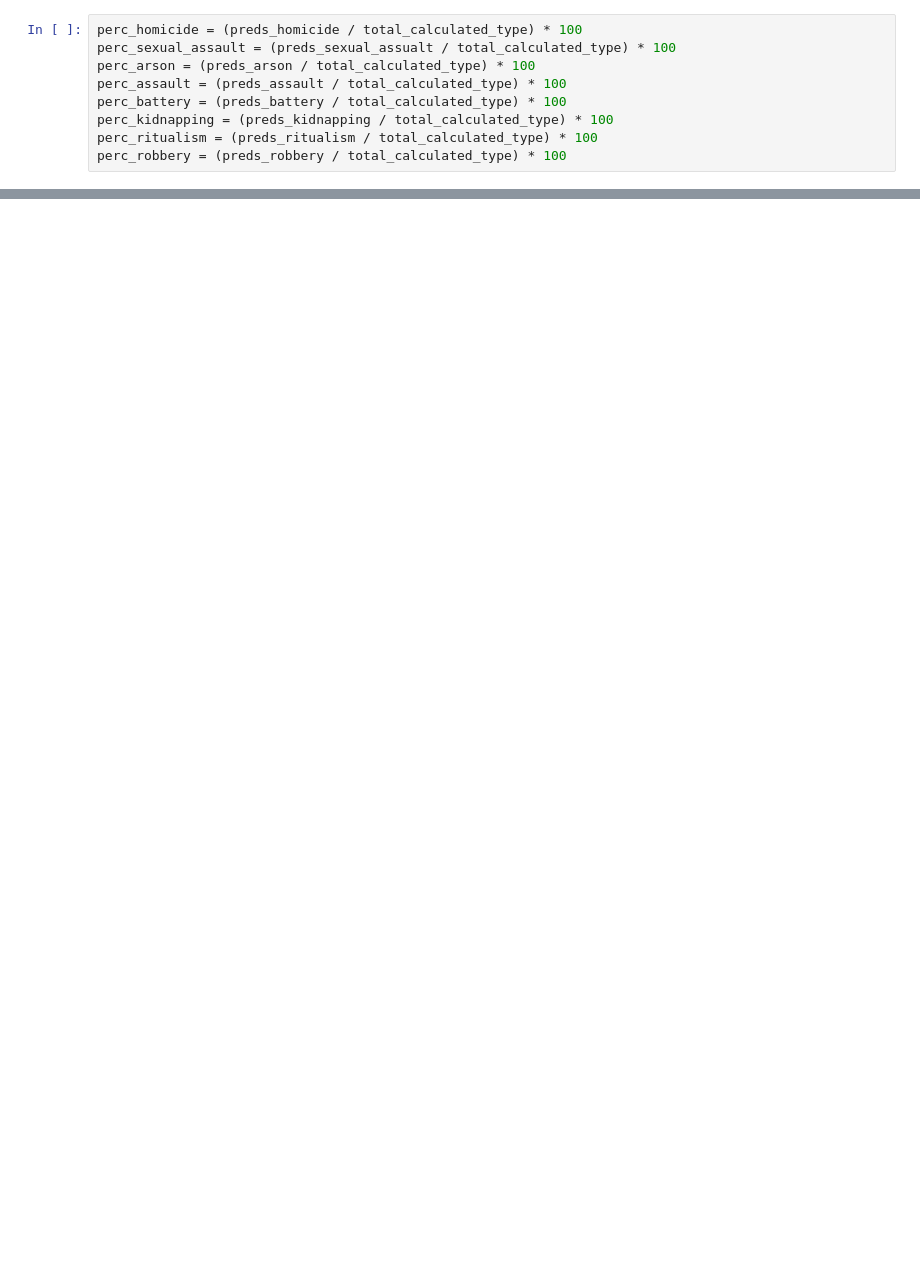
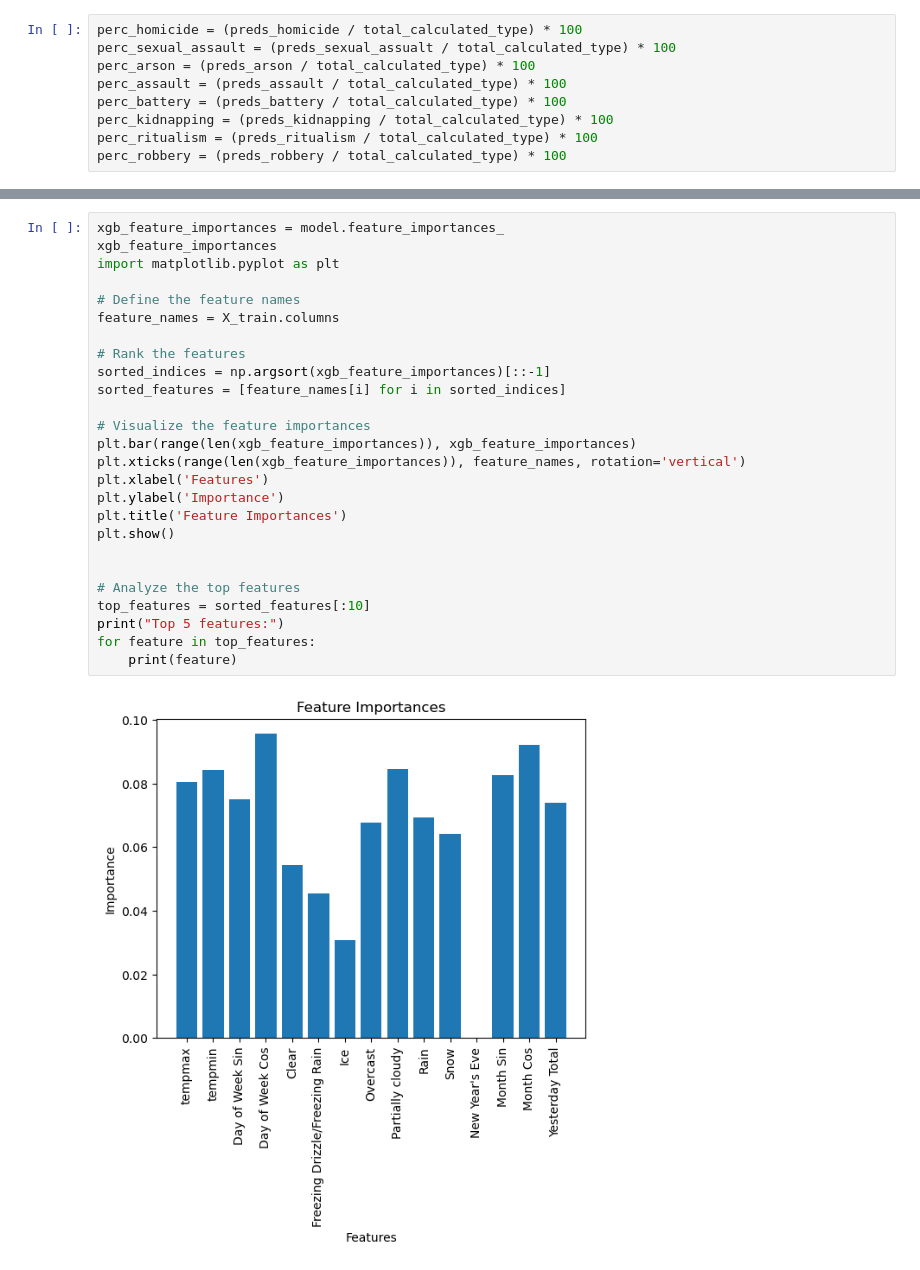
Before and after one commit to gmspringer32/crime-data-modeling-comp, a Jupyter notebook: crime_prediction_tool/crime_prediction_tool_playground.ipynb, the cells around one changed output, grey strips where cells are left out. Saved outputs shown, nothing was run; the diff lists cells and outputs as text; blank space fills up the shorter version.

Commit message:
tried feature importance

```diff
--- a/crime_prediction_tool/crime_prediction_tool_playground.ipynb
+++ b/crime_prediction_tool/crime_prediction_tool_playground.ipynb
@@ -438,0 +442,28 @@ xgb.plot_importance(model)
+# %%
+xgb_feature_importances = model.feature_importances_
+xgb_feature_importances
+import matplotlib.pyplot as plt
+
+# Define the feature names
+feature_names = X_train.columns
+
+# Rank the features
+sorted_indices = np.argsort(xgb_feature_importances)[::-1]
+sorted_features = [feature_names[i] for i in sorted_indices]
+
+# Visualize the feature importances
+plt.bar(range(len(xgb_feature_importances)), xgb_feature_importances)
+plt.xticks(range(len(xgb_feature_importances)), feature_names, rotation='vertical')
+plt.xlabel('Features')
+plt.ylabel('Importance')
+plt.title('Feature Importances')
+plt.show()
+
+
+# Analyze the top features
+top_features = sorted_features[:10]
+print("Top 5 features:")
+for feature in top_features:
+    print(feature)
+# %% [output]
+[figure, added]
```
Also changed, not shown: parts of 8 cells of this notebook, 1 other file.
